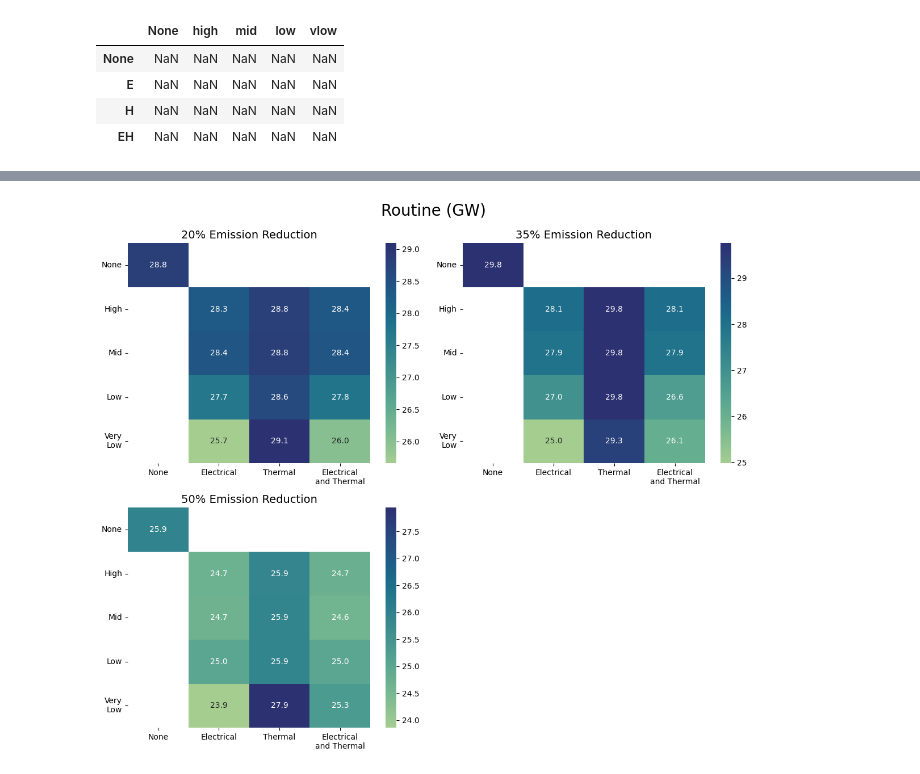
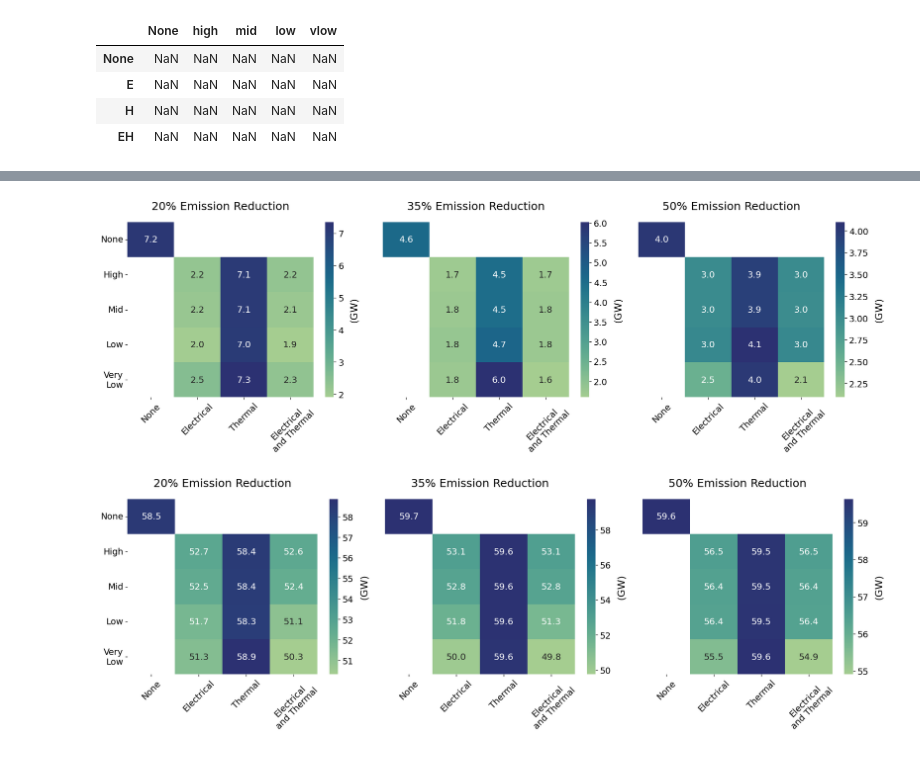
Before and after one commit to trevorb1/pypsa-demand-response, a Jupyter notebook: analysis/heatmap.ipynb, the cells around one changed output, grey strips where cells are left out. Drawn from its saved outputs; the diff is of its cells as text; code cells hidden in the pictures.

```diff
--- a/analysis/heatmap.ipynb
+++ b/analysis/heatmap.ipynb
@@ -172,5 +200,14 @@ fig, ax = generate_heatmap(extreme, scaler=1e3, title="Extreme (GW)")
-# %%
-routine = get_heatmap_data("ramping", "rountine")
-fig, ax = generate_heatmap(routine, scaler=1e3, title="Routine (GW)")
-# %% [output]
-[figure, removed]
+# %%
+data = get_heatmap_data("peakiness", "peakiness")
+# fig, _ = generate_heatmap_3col(data, scaler=1e3, title="Peakiness", ylabel="(GW)")
+fig, _ = generate_heatmap_3col(data, scaler=1e3, ylabel="(GW)")
+fig.savefig(Path(FIGURES, "peakiness.png"))
+# %% [output]
+[figure, added]
+# %%
+data = get_heatmap_data("peakiness", "peak")
+# fig, _ = generate_heatmap_3col(data, scaler=1e3, title="Peak Net Load", ylabel="(GW)")
+fig, _ = generate_heatmap_3col(data, scaler=1e3, ylabel="(GW)")
+fig.savefig(Path(FIGURES, "peak_net_load.png"))
+# %% [output]
+[figure, added]
```
Also changed, not shown: parts of 28 cells of this notebook.
